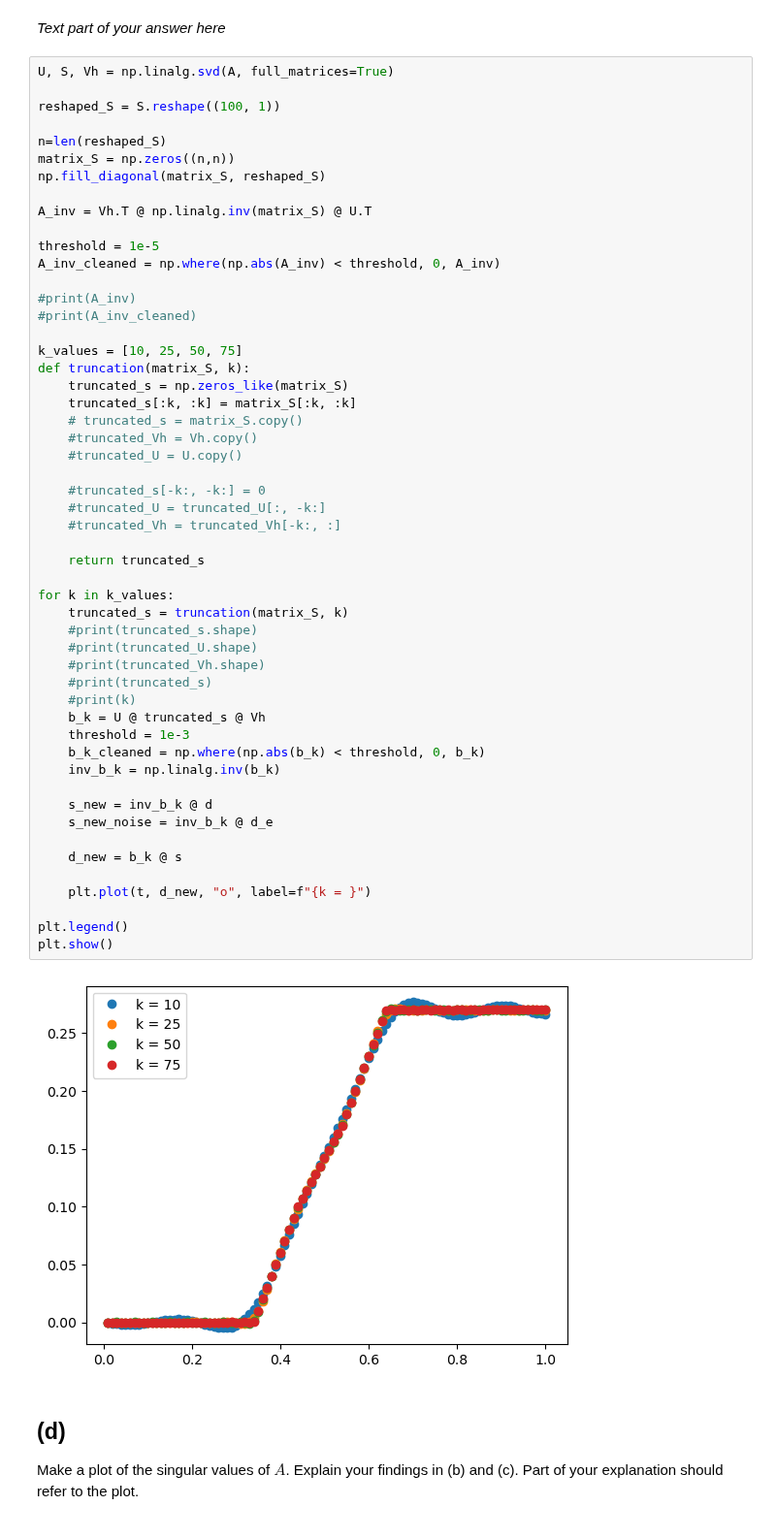
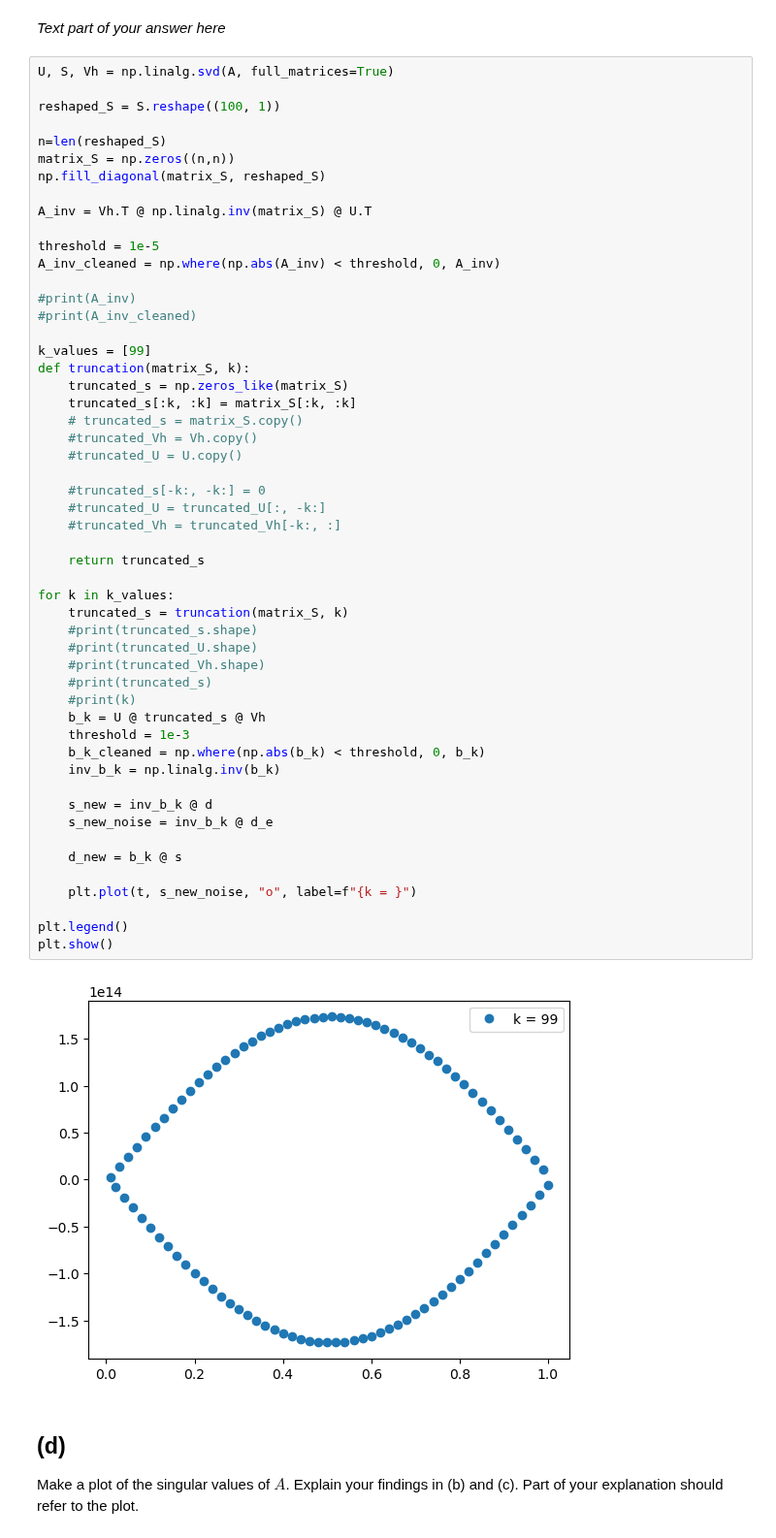
Before and after one commit to pluumenbrownie/numalgos, a Jupyter notebook: hw2.ipynb, the cells around one changed output. Shown at 97% size. Drawn from its saved outputs; the diff is of its cells as text.

```diff
--- a/hw2.ipynb
+++ b/hw2.ipynb
@@ -238,7 +238,7 @@ A_inv_cleaned = np.where(np.abs(A_inv) < threshold, 0, A_inv)
 #print(A_inv)
 #print(A_inv_cleaned)
 
-k_values = [10, 25, 50, 75]
+k_values = [99]
 def truncation(matrix_S, k):
     truncated_s = np.zeros_like(matrix_S)
     truncated_s[:k, :k] = matrix_S[:k, :k]
@@ -246,35 +246,35 @@ def truncation(matrix_S, k):
     #truncated_Vh = Vh.copy()
     #truncated_U = U.copy()
 
     #truncated_s[-k:, -k:] = 0
     #truncated_U = truncated_U[:, -k:]
     #truncated_Vh = truncated_Vh[-k:, :]
 
     return truncated_s
 
 for k in k_values:
     truncated_s = truncation(matrix_S, k)
     #print(truncated_s.shape)
     #print(truncated_U.shape)
     #print(truncated_Vh.shape)
     #print(truncated_s)
     #print(k)
     b_k = U @ truncated_s @ Vh
     threshold = 1e-3
     b_k_cleaned = np.where(np.abs(b_k) < threshold, 0, b_k)
     inv_b_k = np.linalg.inv(b_k)
 
     s_new = inv_b_k @ d
     s_new_noise = inv_b_k @ d_e
 
     d_new = b_k @ s
 
-    plt.plot(t, d_new, "o", label=f"{k = }")
+    plt.plot(t, s_new_noise, "o", label=f"{k = }")
 
 plt.legend()
 plt.show()
 # %% [output]
-[figure, old version]
+[figure, new version]
 # %% [markdown]
 ## (d)
 
```
